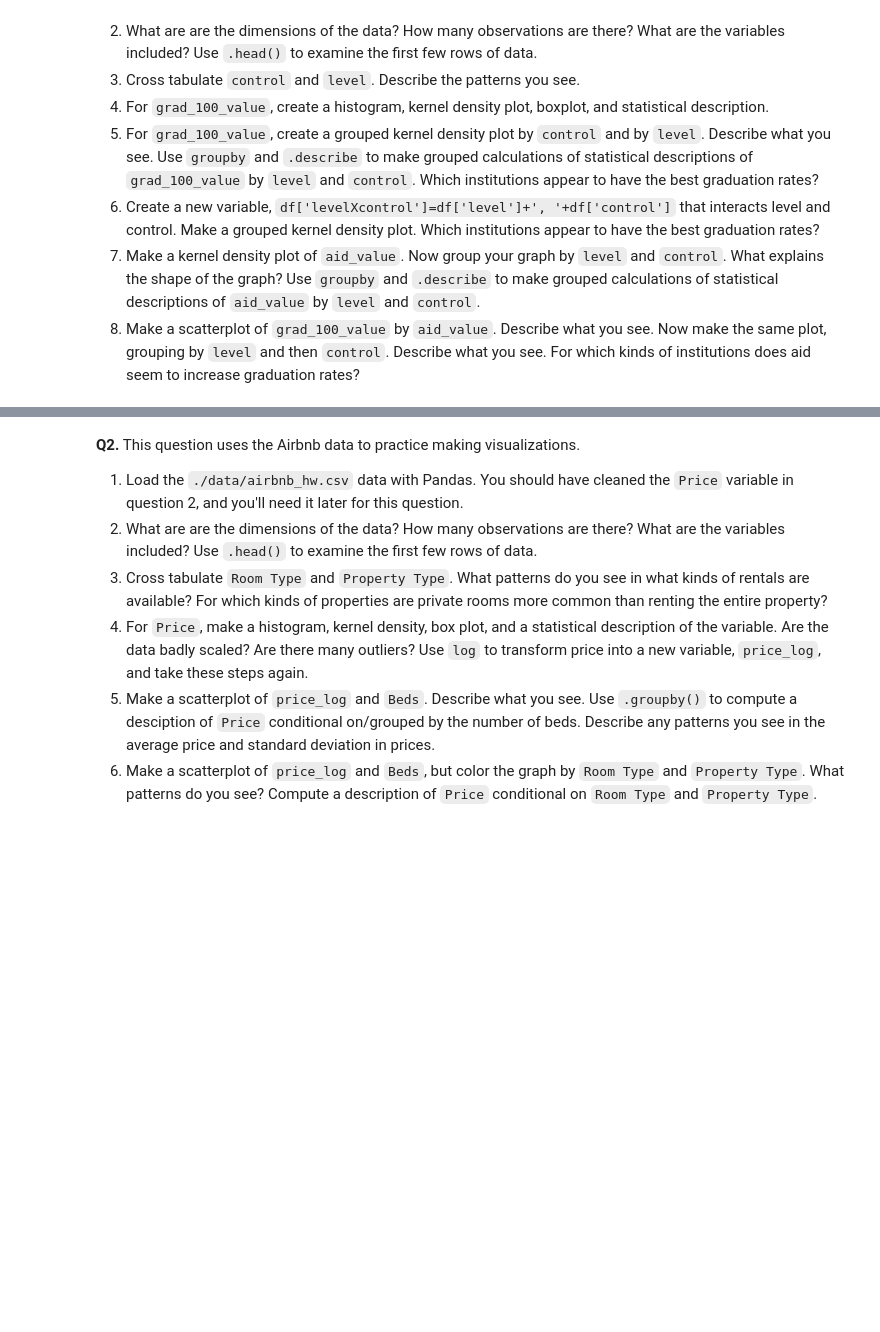
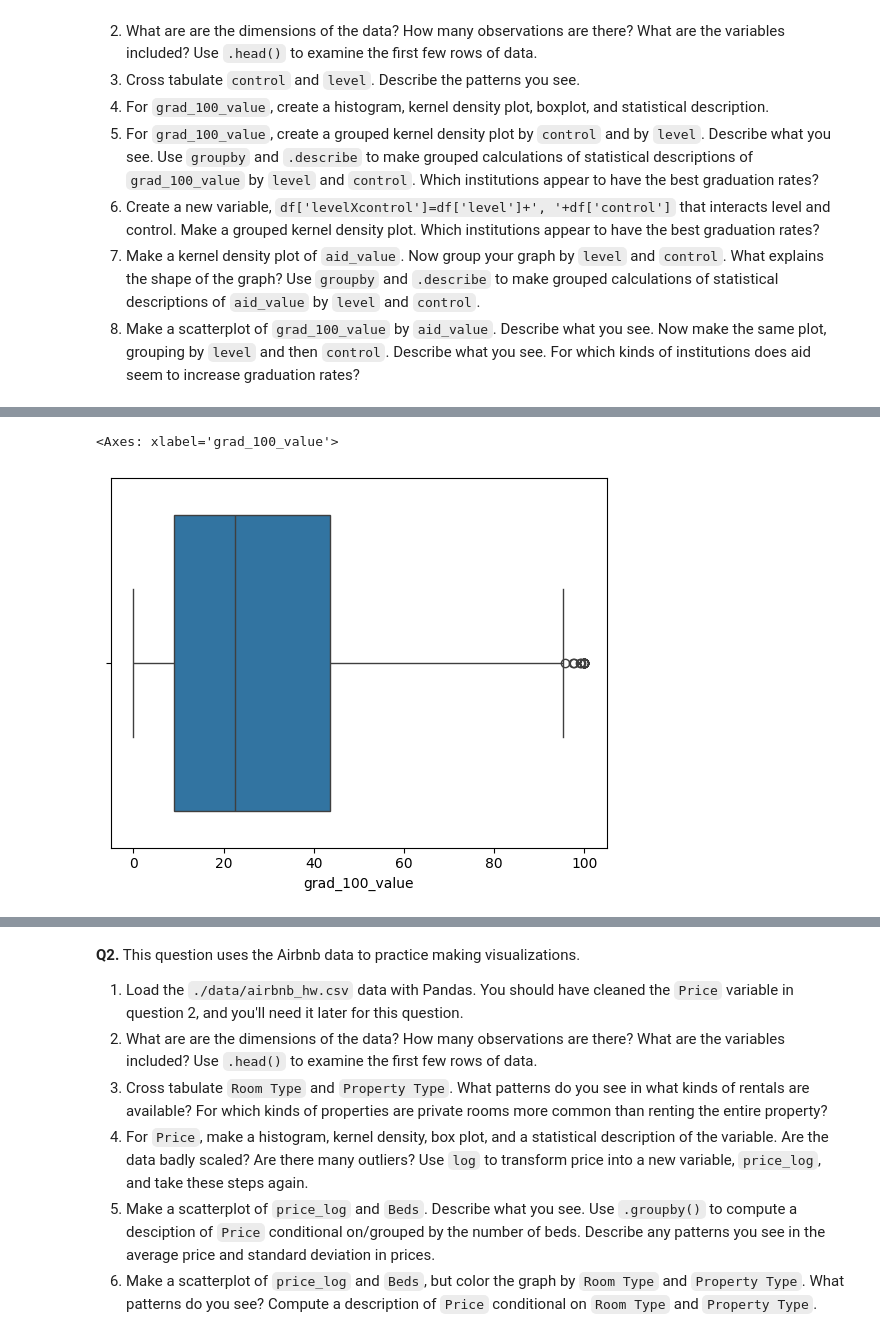
Before and after one commit to evaterry4/visualization, a Jupyter notebook: assignment/assignment.ipynb, the cells around one changed output, grey strips where cells are left out. Cells and saved outputs as stored; diff of their text form; code cells hidden in the pictures; blank space fills up the shorter version.

```diff
--- a/assignment/assignment.ipynb
+++ b/assignment/assignment.ipynb
@@ -21,0 +85,5 @@ The "relevant" variables for this question are:
+# %%
+sns.boxplot(college_df, x="grad_100_value")
+# %% [output]
+<Axes: xlabel='grad_100_value'>
+[figure, added]
```
Also changed, not shown: parts of 37 cells of this notebook.
